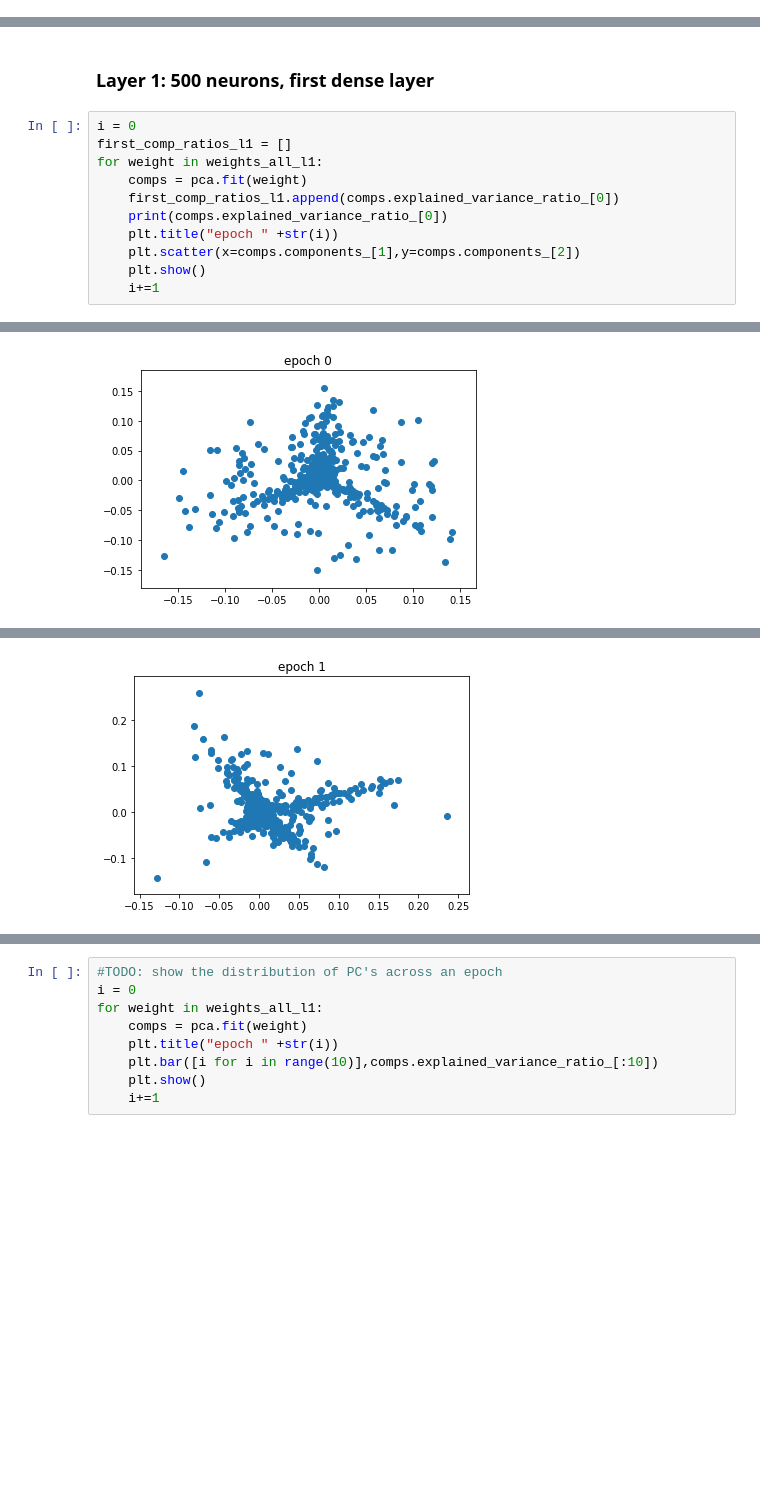
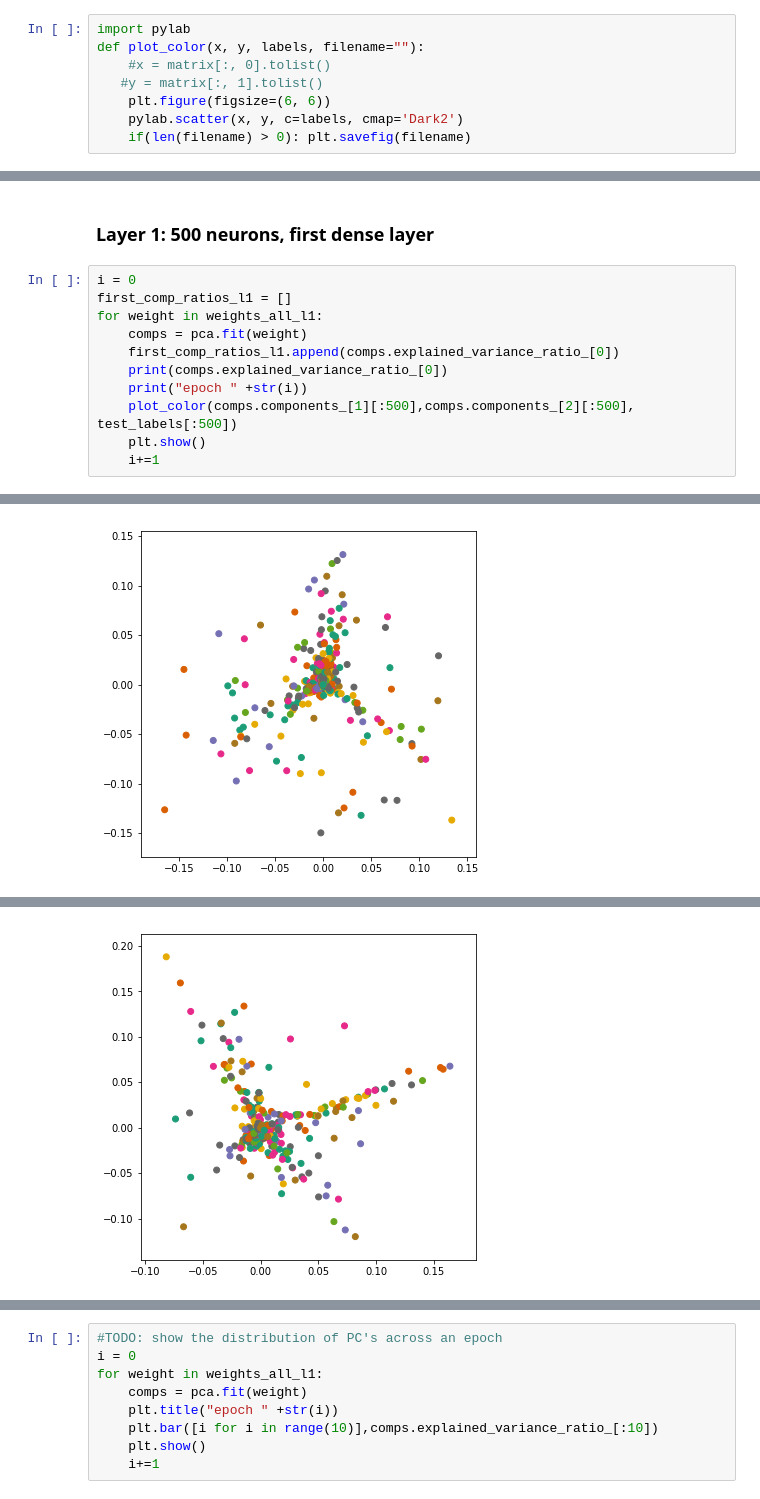
Before and after one commit to CornellDataScience/insights-vizNNs, a Jupyter notebook: MNIST_clothes/11_18_HighDim_Clusterings.ipynb, the cells around one changed output, grey strips where cells are left out. Saved outputs shown, nothing was run; the diff lists cells and outputs as text; blank space fills up the shorter version.

```diff
--- a/MNIST_clothes/11_18_HighDim_Clusterings.ipynb
+++ b/MNIST_clothes/11_18_HighDim_Clusterings.ipynb
@@ -33,6 +34,14 @@ fashion_mnist = keras.datasets.fashion_mnist
 
 train_images = train_images.reshape(-1, 784)
 test_images = test_images.reshape(-1, 784)
+# %%
+import pylab
+def plot_color(x, y, labels, filename=""):
+    #x = matrix[:, 0].tolist()
+   #y = matrix[:, 1].tolist()
+    plt.figure(figsize=(6, 6))
+    pylab.scatter(x, y, c=labels, cmap='Dark2')
+    if(len(filename) > 0): plt.savefig(filename)
 # %% [markdown]
 ## How do the principal components vary throughout training?
 # %%
@@ -48,8 +57,8 @@ for weight in weights_all_l1:
     comps = pca.fit(weight)
     first_comp_ratios_l1.append(comps.explained_variance_ratio_[0])
     print(comps.explained_variance_ratio_[0])
-    plt.title("epoch " +str(i))
-    plt.scatter(x=comps.components_[1],y=comps.components_[2])
+    print("epoch " +str(i))
+    plot_color(comps.components_[1][:500],comps.components_[2][:500], test_labels[:500])
     plt.show()
     i+=1
 # %% [output]
@@ -57 +67 @@ for weight in weights_all_l1:
-[figure, old version]
+[figure, new version]
@@ -59 +70 @@ for weight in weights_all_l1:
-[figure, old version]
+[figure, new version]
```
Also changed, not shown: parts of 14 cells of this notebook, 6 other files.
